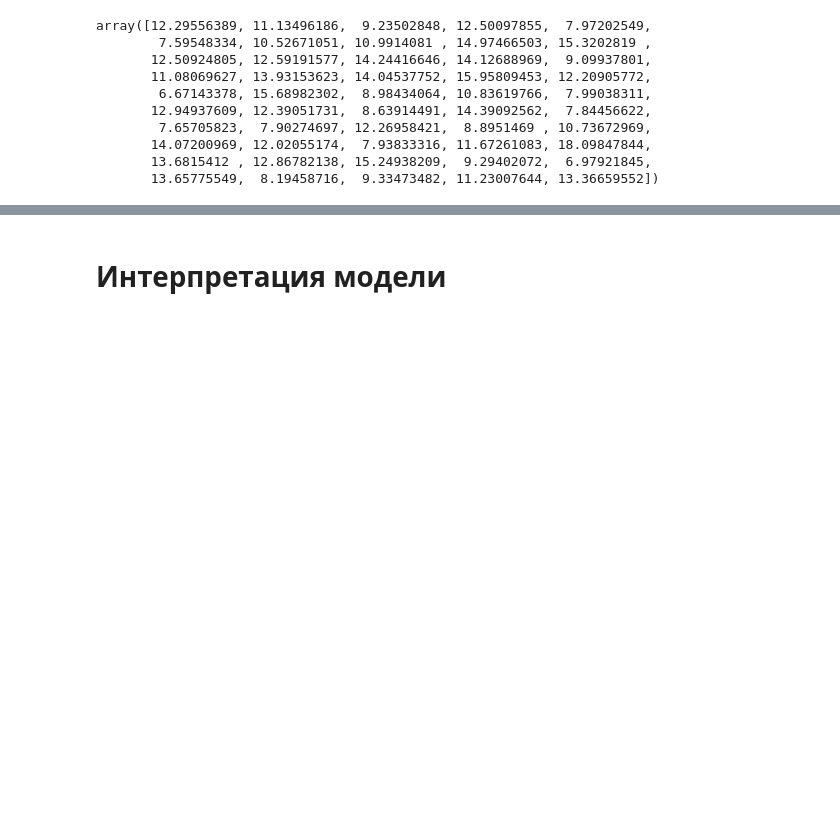
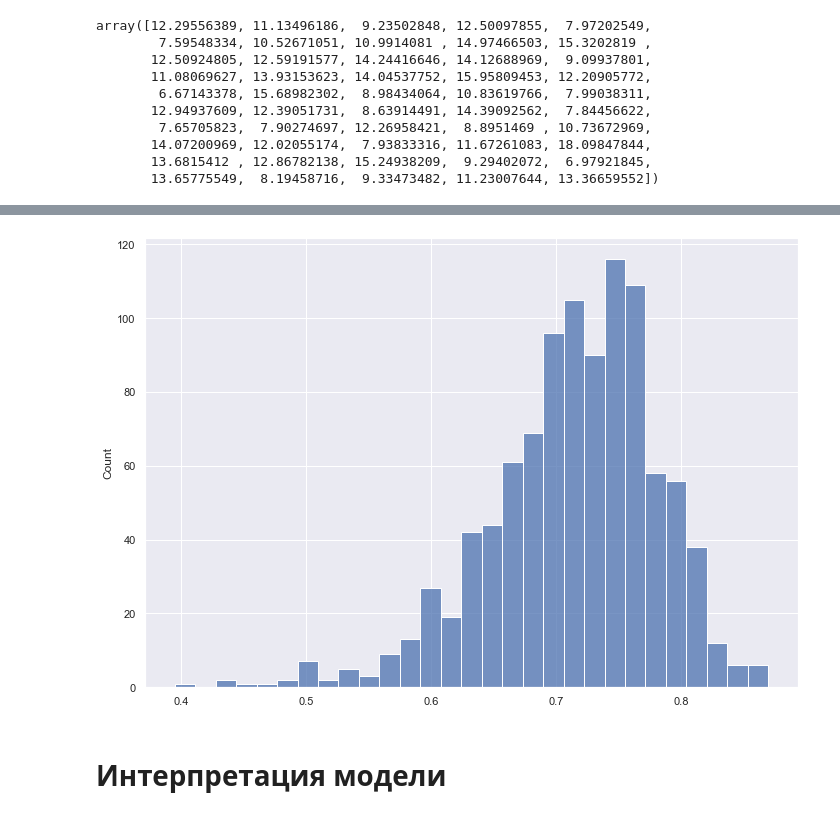
Before and after one commit to gbrs/sirius_ml_intro, a Jupyter notebook: project_1.ipynb, the cells around one changed output, grey strips where cells are left out. Cells and saved outputs as stored; diff of their text form; code cells hidden in the pictures; blank space fills up the shorter version.

```diff
--- a/project_1.ipynb
+++ b/project_1.ipynb
@@ -440,3 +429,8 @@ sns.histplot(maes)
+# %%
+##
+sns.histplot(r2s);
+# %% [output]
+[figure, added]
 # %% [markdown]
 # Интерпретация модели
 # %%
```
Also changed, not shown: parts of 10 cells of this notebook.
